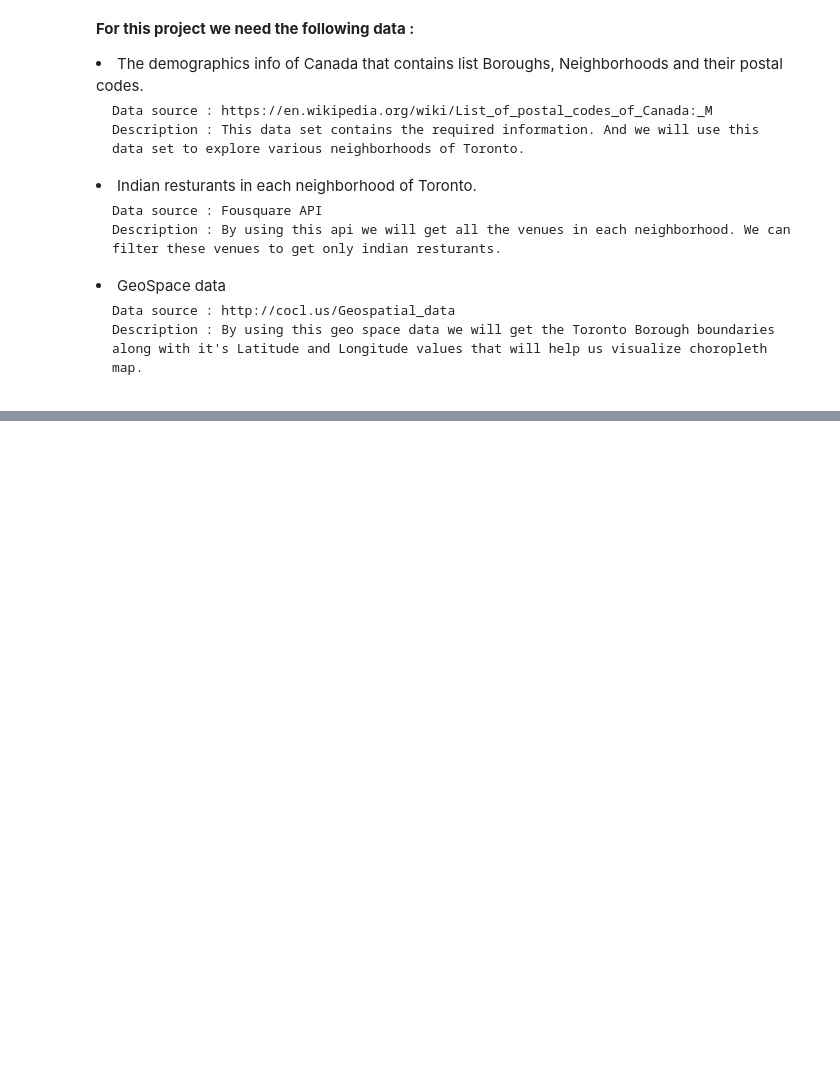
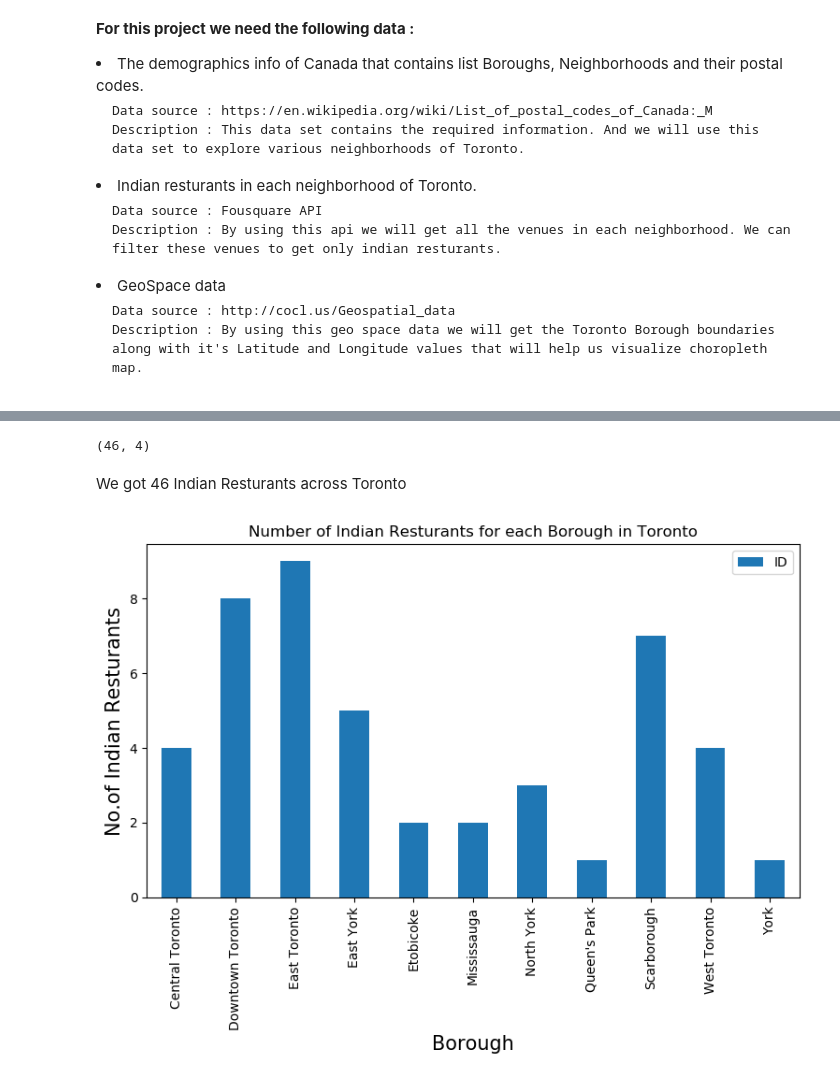
Before and after one commit to AlokeDeep/Coursera_Capstone, a Jupyter notebook: Battle_Of_Neighborhoods_Capstone.ipynb, the cells around one changed output, grey strips where cells are left out. Cells and saved outputs as stored; diff of their text form; code cells hidden in the pictures; blank space fills up the shorter version.

```diff
--- a/Battle_Of_Neighborhoods_Capstone.ipynb
+++ b/Battle_Of_Neighborhoods_Capstone.ipynb
@@ -39,0 +184,9 @@ Hello Capstone Project Course!
+# %%
+import json # library to handle JSON files
+fs_cred = None
+with open('fs.json') as json_data:
+    fs_cred = json.load(json_data)
+# %%
+VERSION = '20180605'
+CLIENT_ID = fs_cred['CLIENT_ID']
+CLIENT_SECRET = fs_cred['CLIENT_SECRET']
@@ -39,0 +278,18 @@ Hello Capstone Project Course!
+# %%
+# prepare neighborhood list that contains indian resturants
+column_names=['Borough', 'Neighborhood', 'ID','Name']
+indian_rest_Toronto=pd.DataFrame(columns=column_names)
+count=1
+for row in df_new.values.tolist():
+    PostalCode,Borough, Neighborhood, Latitude, Longitude=row
+    venues = get_venues(Latitude,Longitude)
+    indian_resturants=venues[venues['Category']=='Indian Restaurant']
+    print('(',count,'/',len(df_new),')','Indian Resturants in '+Neighborhood+', '+Borough+':'+str(len(indian_resturants)))
+    for resturant_detail in indian_resturants.values.tolist():
+        id, name , category=resturant_detail
+        indian_rest_Toronto = indian_rest_Toronto.append({'Borough': Borough,
+                                                'Neighborhood': Neighborhood,
+                                                'ID': id,
+                                                'Name' : name
+                                               }, ignore_index=True)
+    count+=1
@@ -39,0 +323,22 @@ Hello Capstone Project Course!
+# %%
+indian_rest_Toronto.shape
+# %% [output]
+(46, 4)
+# %% [markdown]
+We got 46 Indian Resturants across Toronto
+# %%
+plt.figure(figsize=(9,5), dpi = 100)
+# title
+plt.title('Number of Indian Resturants for each Borough in Toronto')
+#On x-axis
+plt.xlabel('Borough', fontsize = 15)
+#On y-axis
+plt.ylabel('No.of Indian Resturants', fontsize=15)
+#giving a bar plot
+indian_rest_Toronto.groupby('Borough')['ID'].count().plot(kind='bar')
+#legend
+plt.legend()
+#displays the plot
+plt.show()
+# %% [output]
+[figure, added]
```
Also changed, not shown: parts of 74 cells of this notebook, 2 other files.
